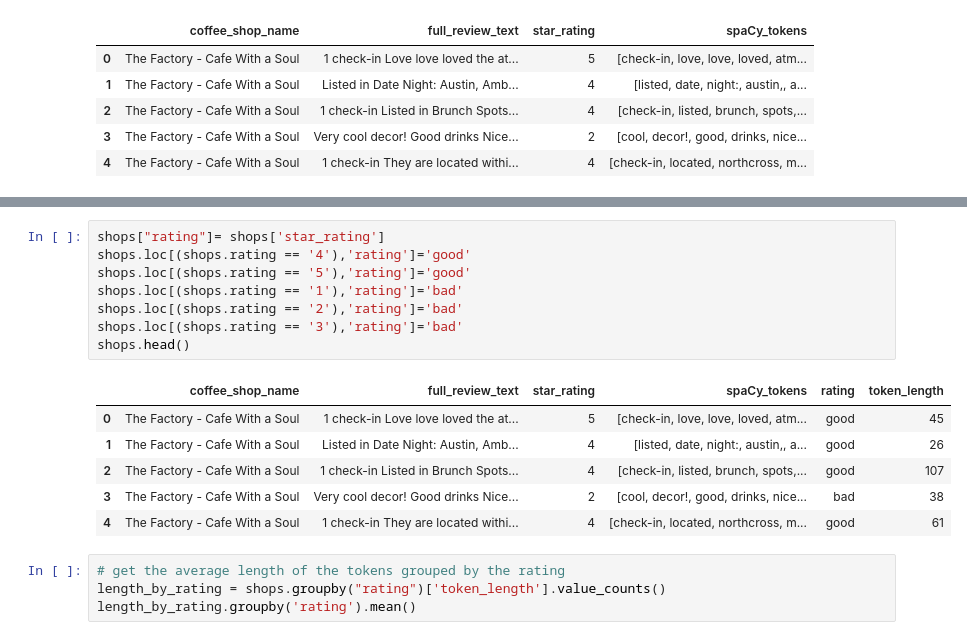
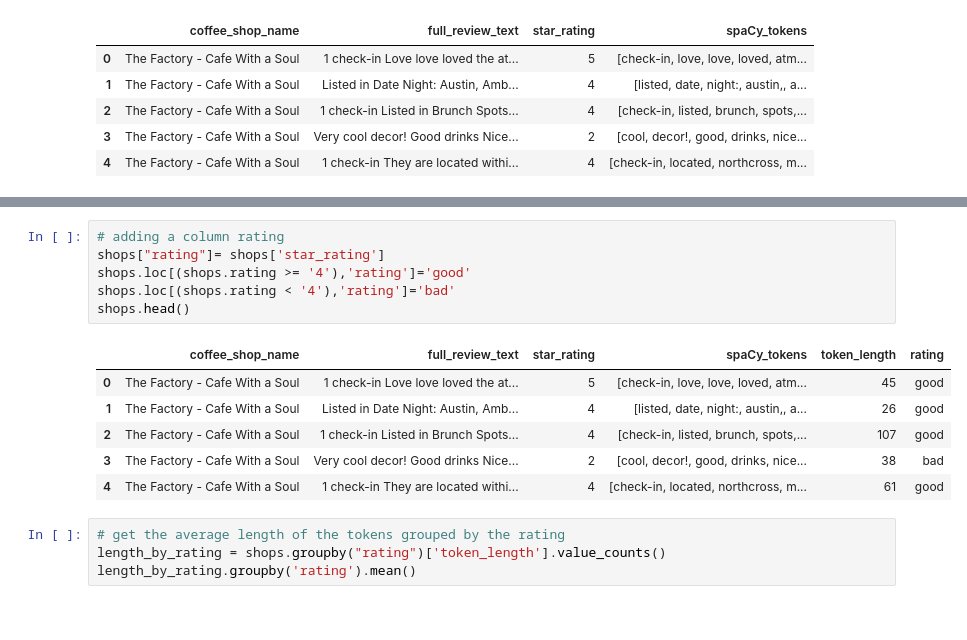
Before and after one commit to SwetaSengupta/DS-Unit-4-Sprint-1-NLP, a Jupyter notebook: module1-text-data/LS_DS_411_Text_Data_Assignment.ipynb, the cells around one changed output, grey strips where cells are left out. Saved outputs shown, nothing was run; the diff lists cells and outputs as text.

```diff
--- a/module1-text-data/LS_DS_411_Text_Data_Assignment.ipynb
+++ b/module1-text-data/LS_DS_411_Text_Data_Assignment.ipynb
@@ -148,18 +148,16 @@ shops.head()
 # %%
+# adding a column rating
 shops["rating"]= shops['star_rating']
-shops.loc[(shops.rating == '4'),'rating']='good'
-shops.loc[(shops.rating == '5'),'rating']='good'
-shops.loc[(shops.rating == '1'),'rating']='bad'
-shops.loc[(shops.rating == '2'),'rating']='bad'
-shops.loc[(shops.rating == '3'),'rating']='bad'
+shops.loc[(shops.rating >= '4'),'rating']='good'
+shops.loc[(shops.rating < '4'),'rating']='bad'
 shops.head()
 # %% [output]
-|  | coffee_shop_name | full_review_text | star_rating | spaCy_tokens | rating | token_length |
-| 0 | The Factory - Cafe With a Soul | 1 check-in Love love loved the at... | 5 | [check-in, love, love, loved, atm... | good | 45 |
-| 1 | The Factory - Cafe With a Soul | Listed in Date Night: Austin, Amb... | 4 | [listed, date, night:, austin,, a... | good | 26 |
-| 2 | The Factory - Cafe With a Soul | 1 check-in Listed in Brunch Spots... | 4 | [check-in, listed, brunch, spots,... | good | 107 |
-| 3 | The Factory - Cafe With a Soul | Very cool decor! Good drinks Nice... | 2 | [cool, decor!, good, drinks, nice... | bad | 38 |
-| 4 | The Factory - Cafe With a Soul | 1 check-in They are located withi... | 4 | [check-in, located, northcross, m... | good | 61 |
+|  | coffee_shop_name | full_review_text | star_rating | spaCy_tokens | token_length | rating |
+| 0 | The Factory - Cafe With a Soul | 1 check-in Love love loved the at... | 5 | [check-in, love, love, loved, atm... | 45 | good |
+| 1 | The Factory - Cafe With a Soul | Listed in Date Night: Austin, Amb... | 4 | [listed, date, night:, austin,, a... | 26 | good |
+| 2 | The Factory - Cafe With a Soul | 1 check-in Listed in Brunch Spots... | 4 | [check-in, listed, brunch, spots,... | 107 | good |
+| 3 | The Factory - Cafe With a Soul | Very cool decor! Good drinks Nice... | 2 | [cool, decor!, good, drinks, nice... | 38 | bad |
+| 4 | The Factory - Cafe With a Soul | 1 check-in They are located withi... | 4 | [check-in, located, northcross, m... | 61 | good |
 # %%
 # get the average length of the tokens grouped by the rating
 length_by_rating = shops.groupby("rating")['token_length'].value_counts()
```
Also changed, not shown: parts of 1 cell of this notebook.
